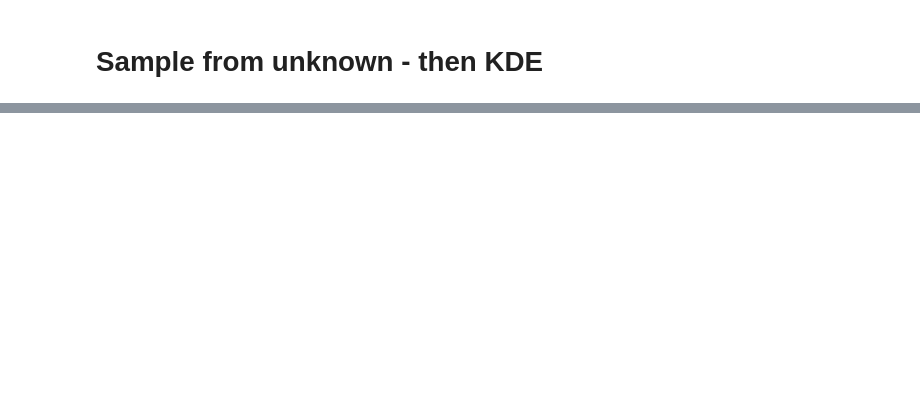
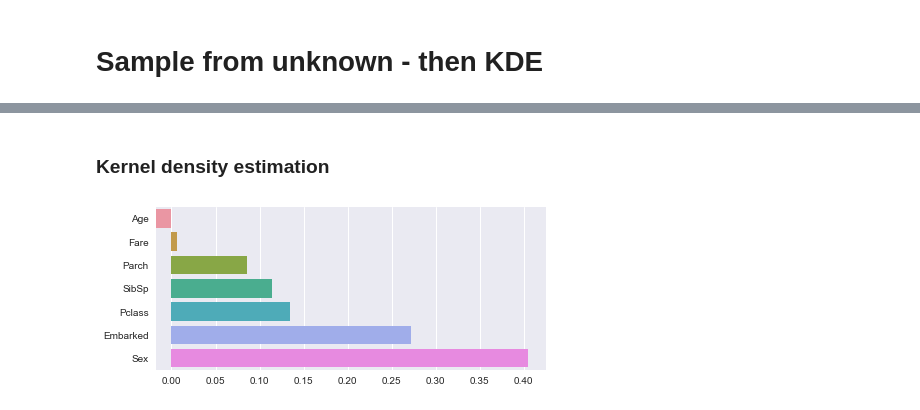
Before and after one commit to marcbllv/masterthesis, a Jupyter notebook: notebooks/Parzen experiments.ipynb, the cells around one changed output, grey strips where cells are left out. Drawn from its saved outputs; the diff is of its cells as text; code cells hidden in the pictures; blank space fills up the shorter version.

```diff
--- a/notebooks/Parzen experiments.ipynb
+++ b/notebooks/Parzen experiments.ipynb
@@ -102,0 +113,30 @@ KeyboardInterrupt:
+# %% [markdown]
+### Kernel density estimation
+# %%
+n_dim = X.shape[0]
+
+smpld = chain.view((np.float, n_dim))
+# %%
+density = KDEMultivariate(data=smpld, var_type='c' * n_dim, bw='normal_reference')
+bw = density.bw
+# %%
+def pdf_deriv(x, samples):
+    coef =  1 / (N_obs * (np.sqrt(2 * np.pi)**n))
+    mtrx = [-0.5 * sum((x - x_i) * (x - x_i) / (bw * bw)) for x_i in samples]
+    deriv_vector = -0.5 * np.array([(x - x_i) / (bw * bw) for x_i in samples])
+
+    return (coef * np.sum(np.exp(mtrx)) / np.prod(bw)) * np.sum(deriv_vector, axis=0)
+
+def contribution(X, samples):
+    contribs = pd.Series(pdf_deriv(X, samples), index=train_x.columns).sort_values()
+    return contribs / contribs.sum()
+# %%
+ctrb = contribution(X, smpld)
+# %%
+fig = sns.plt.figure(figsize=(7, 3))
+
+sns.barplot(ctrb.values, ctrb.index)
+
+fig.savefig('../report/img/1-2-1.svg')
+# %% [output]
+[figure, added]
```
Also changed, not shown: parts of 14 cells of this notebook, 14 other files.
